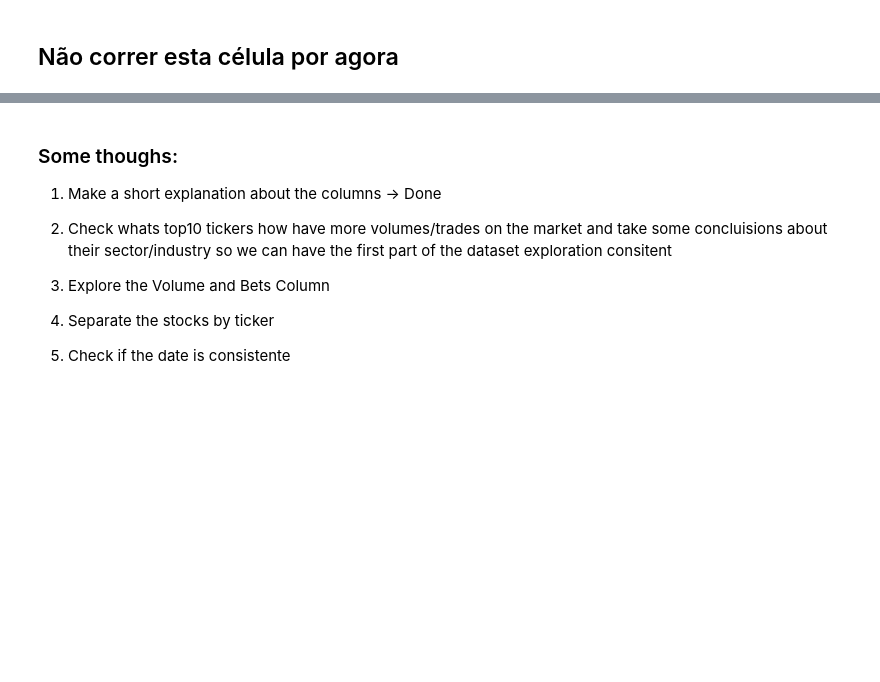
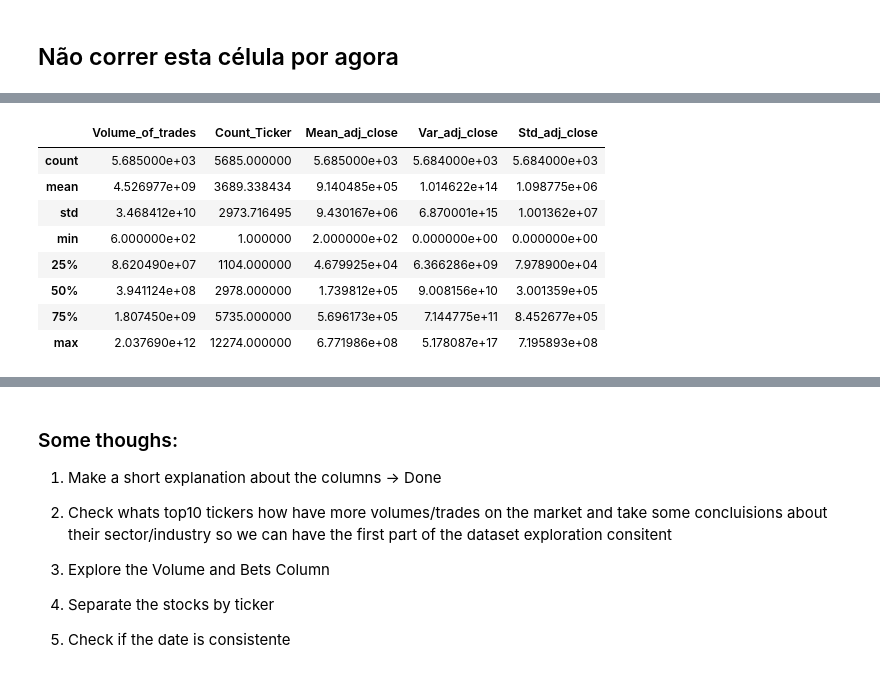
Before and after one commit to GuilhermeViveiros/Stock-Prices, a Jupyter notebook: Predicting Stock Prices.ipynb, the cells around one changed output, grey strips where cells are left out. Drawn from its saved outputs; the diff is of its cells as text; code cells hidden in the pictures; blank space fills up the shorter version.

```diff
--- a/Predicting Stock Prices.ipynb
+++ b/Predicting Stock Prices.ipynb
@@ -441,0 +478,12 @@ IndentationError: unexpected indent (<ipython-input-78-d378e4c47022>, line 7)
+# %%
+stocks_adj_close.describe()
+# %% [output]
+|  | Volume_of_trades | Count_Ticker | Mean_adj_close | Var_adj_close | Std_adj_close |
+| count | 5.685000e+03 | 5685.000000 | 5.685000e+03 | 5.684000e+03 | 5.684000e+03 |
+| mean | 4.526977e+09 | 3689.338434 | 9.140485e+05 | 1.014622e+14 | 1.098775e+06 |
+| std | 3.468412e+10 | 2973.716495 | 9.430167e+06 | 6.870001e+15 | 1.001362e+07 |
+| min | 6.000000e+02 | 1.000000 | 2.000000e+02 | 0.000000e+00 | 0.000000e+00 |
+| 25% | 8.620490e+07 | 1104.000000 | 4.679925e+04 | 6.366286e+09 | 7.978900e+04 |
+| 50% | 3.941124e+08 | 2978.000000 | 1.739812e+05 | 9.008156e+10 | 3.001359e+05 |
+| 75% | 1.807450e+09 | 5735.000000 | 5.696173e+05 | 7.144775e+11 | 8.452677e+05 |
+| max | 2.037690e+12 | 12274.000000 | 6.771986e+08 | 5.178087e+17 | 7.195893e+08 |
```
Also changed, not shown: parts of 22 cells of this notebook.
